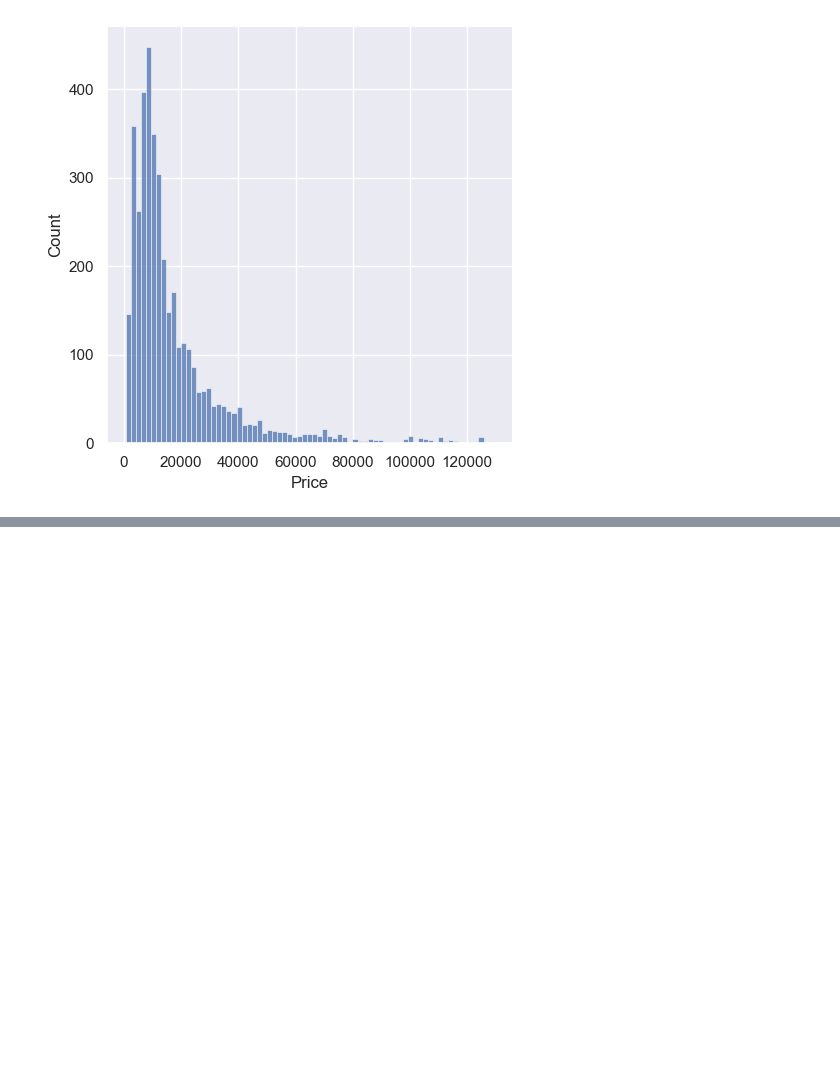
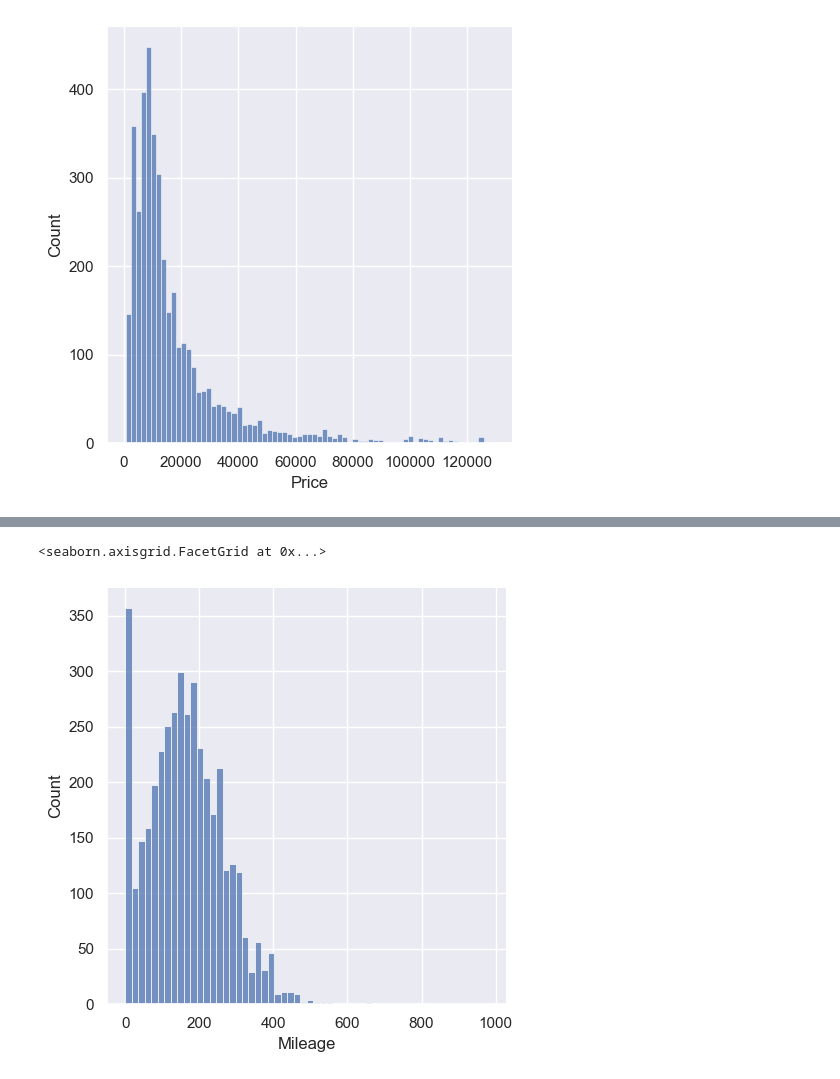
Before and after one commit to WaheedShaq/stats-and-ai-learning, a Jupyter notebook: AI Stuff revamped.ipynb, the cells around one changed output, grey strips where cells are left out. Saved outputs shown, nothing was run; the diff lists cells and outputs as text; code cells hidden in the pictures; blank space fills up the shorter version.

```diff
--- a/AI Stuff revamped.ipynb
+++ b/AI Stuff revamped.ipynb
@@ -960,0 +981,5 @@ sns.displot(data_1['Price'])
+# %%
+sns.displot(data_no_mv['Mileage'])
+# %% [output]
+<seaborn.axisgrid.FacetGrid at 0x...>
+[figure, added]
```
Also changed, not shown: parts of 32 cells of this notebook.
